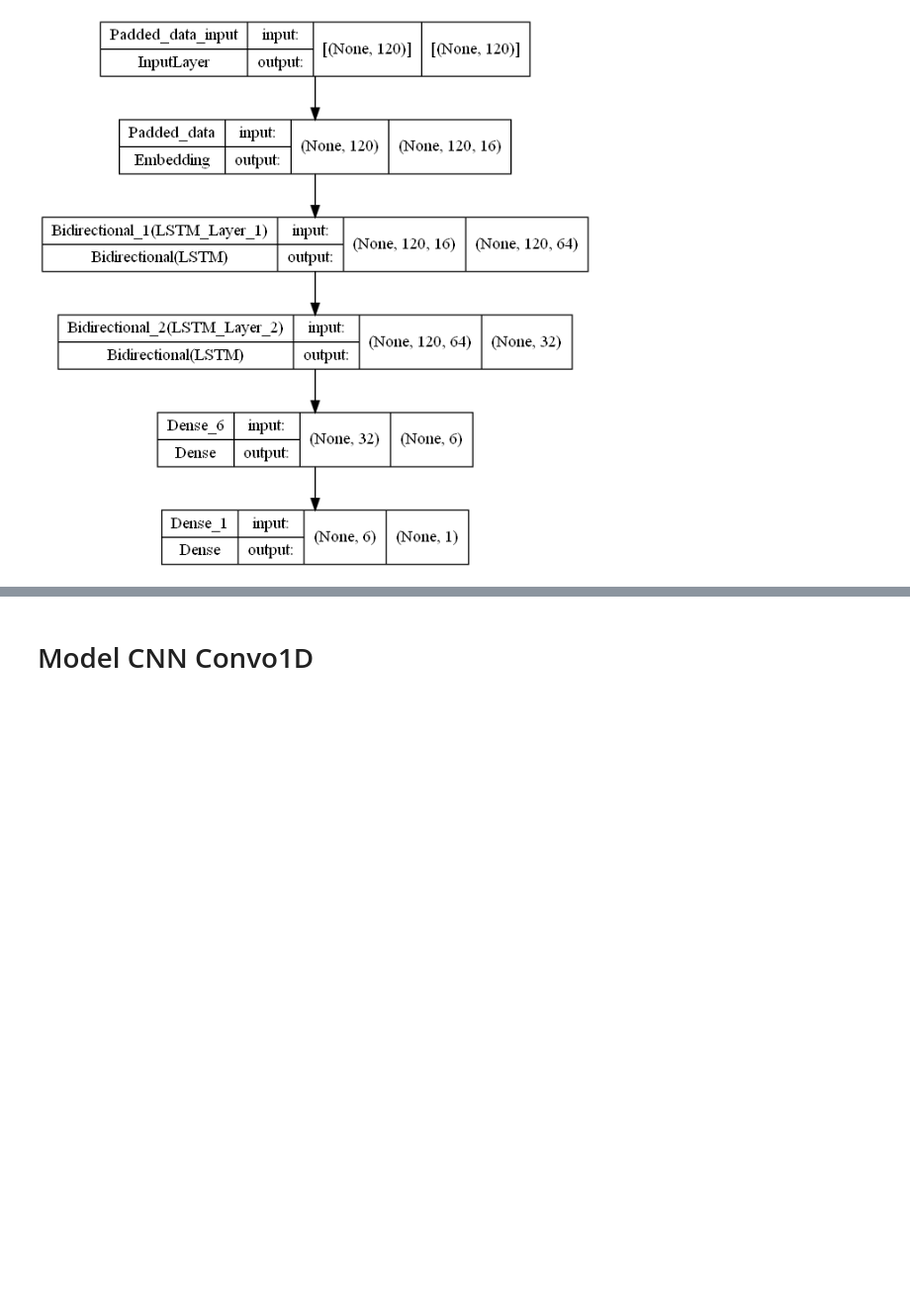
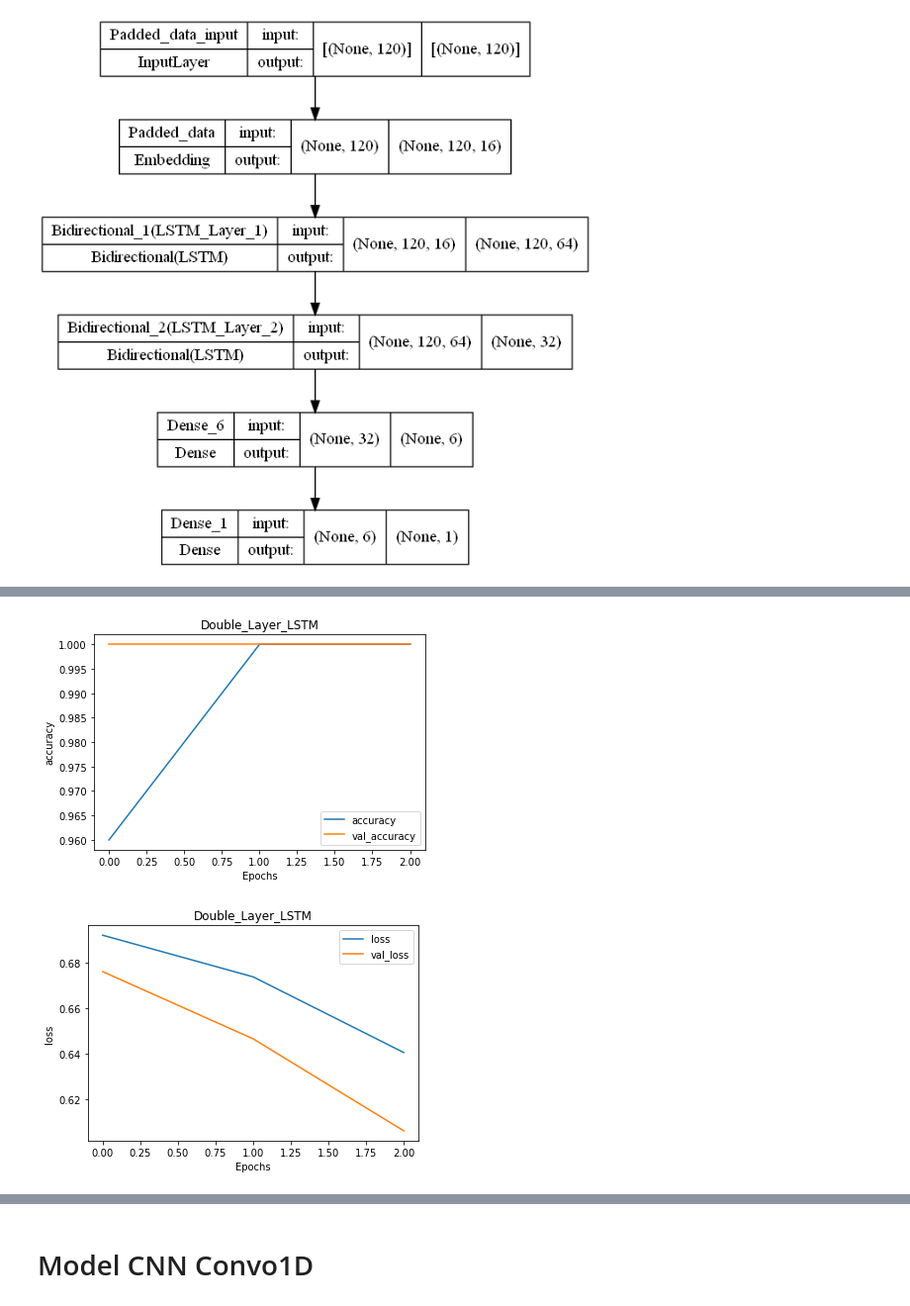
Before and after one commit to chayon123/Bangla_vulger_word_detection, a Jupyter notebook: Main.ipynb, the cells around one changed output, grey strips where cells are left out. Shown: that part at 99% size. Cells and saved outputs as stored; diff of their text form; code cells hidden in the pictures; blank space fills up the shorter version.

```diff
--- a/Main.ipynb
+++ b/Main.ipynb
@@ -109,16 +107,19 @@ Epoch 3/3
 # %%
 import matplotlib.pyplot as plt
 
 def plot_graphs(name, history, string):
   plt.plot(history.history[string])
   plt.plot(history.history['val_'+string])
   plt.xlabel("Epochs")
   plt.ylabel(string)
   plt.legend([string, 'val_'+string])
   plt.title(name, bbox=dict(facecolor='white', alpha=0))
   plt.savefig(f'Figures/metric/{name}_{string}.png', dpi=300, transparent=False)
   plt.show()
 
-plot_graphs(model.name, history, "accuracy",)
-plot_graphs(model.name, history, "loss")
+plot_graphs(model_Double_LSTM.name, history, "accuracy",)
+plot_graphs(model_Double_LSTM.name, history, "loss")
+# %% [output]
+[figure, added]
+[figure, added]
 # %% [markdown]
```
Also changed, not shown: parts of 24 cells of this notebook, 1 other file.
